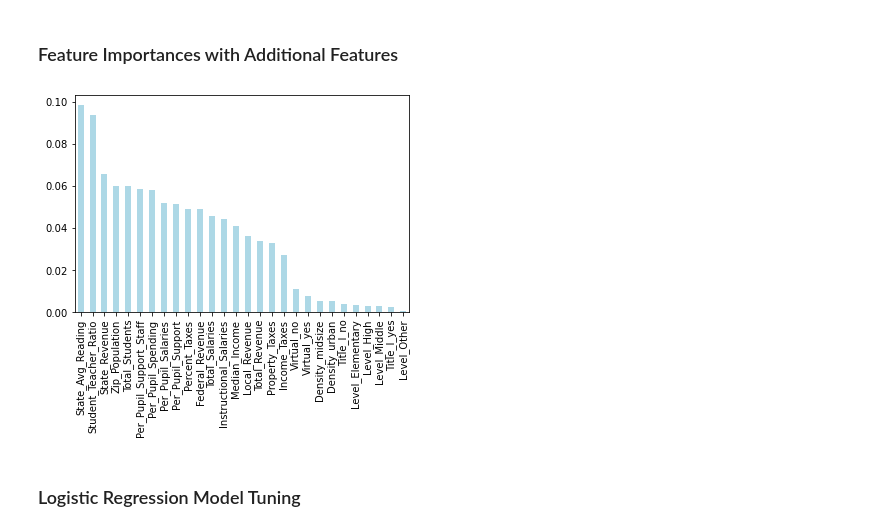
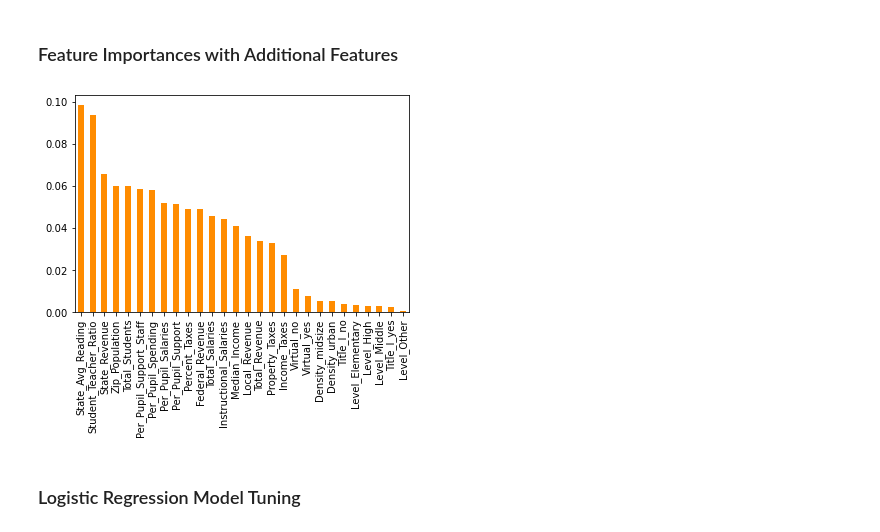
Before and after one commit to alexiskedo/Predicting-School-Performance, a Jupyter notebook: Preprocessing & Modeling.ipynb, the cells around one changed output. Drawn from its saved outputs; the diff is of its cells as text; code cells hidden in the pictures.

```diff
--- a/Preprocessing & Modeling.ipynb
+++ b/Preprocessing & Modeling.ipynb
@@ -692,9 +682,9 @@ importances2 = rf2.feature_importances_
 rf_importances2 = pd.DataFrame(index=X_test2.columns, data=importances2).sort_values(by=0,ascending=False)
 # %%
 # plot feature importance
-rf_importances2.plot(kind='bar', legend=False, color='lightblue');
+rf_importances2.plot(kind='bar', legend=False, color='darkorange');
 # %% [output]
-[figure, old version]
+[figure, new version]
 # %% [markdown]
 ### Logistic Regression Model Tuning
 # %%
```
Also changed, not shown: parts of 28 cells of this notebook, 10 other files.
